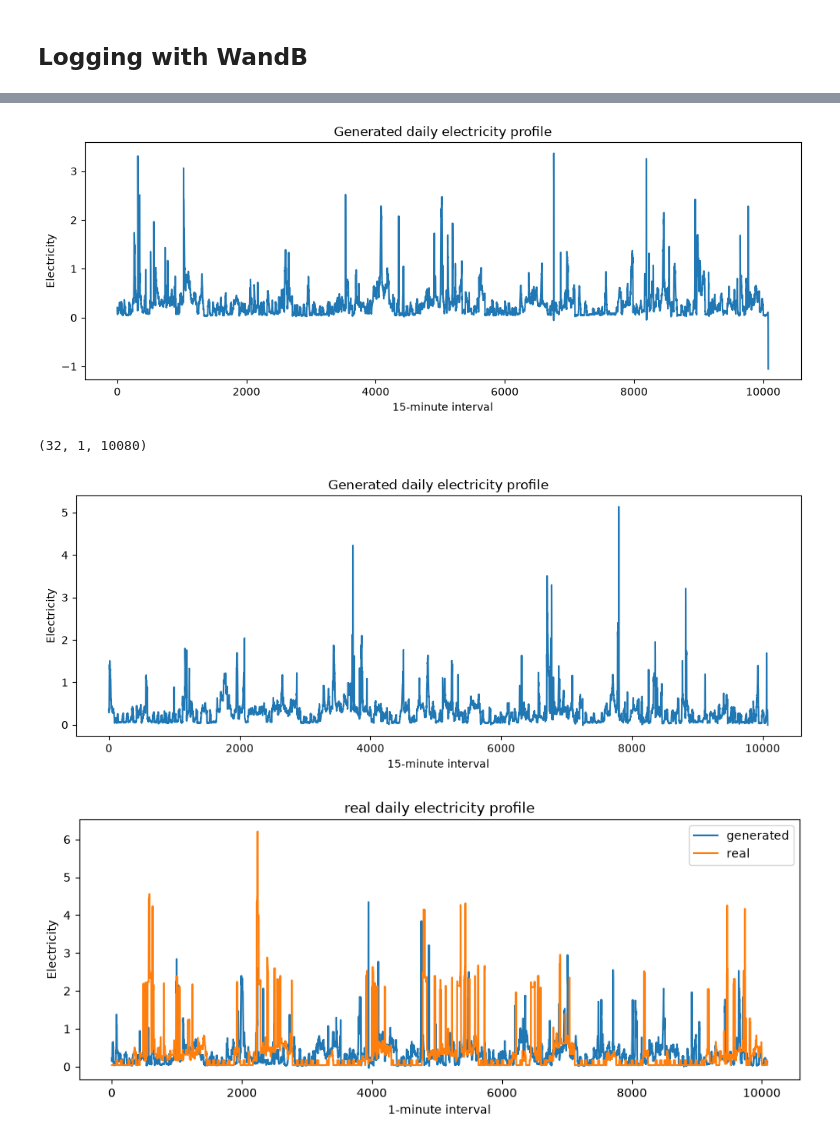
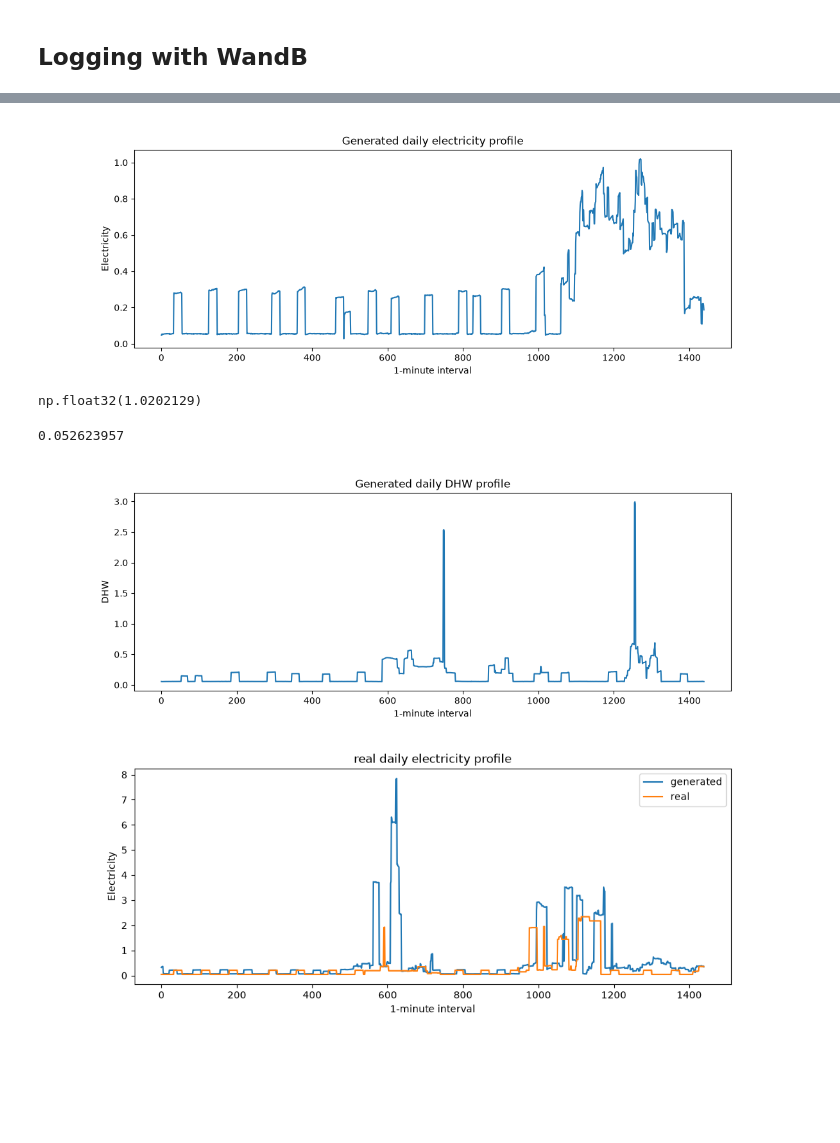
Before and after one commit to NV717/Master_Thesis_EWI_2026, a Jupyter notebook: 4_Diffusion/diffusion1D.ipynb, the cells around one changed output, grey strips where cells are left out. Drawn from its saved outputs; the diff is of its cells as text; code cells hidden in the pictures; blank space fills up the shorter version.

Commit message:
Add EMA, Static Conditioning and CLipping for revers Diff process

```diff
--- a/4_Diffusion/diffusion1D.ipynb
+++ b/4_Diffusion/diffusion1D.ipynb
@@ -27,7 +24,7 @@ import pandas as pd
 # %% [markdown]
 ## Move and Prepare Data
 # %%
-manifest = pd.read_parquet(r"../Ch1_Data_Preparation/manifest.parquet")
+manifest = pd.read_parquet(r"../Ch_1_Data_Preparation/manifest.parquet")
 manifest["sum_n_persons"] = manifest["n_persons"].apply(sum)
 # %%
 strat_cols = ["buildingType", "buildingAgeBin"]
@@ -263 +228,5 @@ def Upsample1d(dim, dim_out=None):
     )
+# %%
+layer = Downsample1d(dim=1, dim_out=2)
+x = torch.randn(1,1,10)
+y = layer(x)
@@ -964,5 +838,5 @@ View run at https://wandb.ai/natusvictus-fh-aachen-university-of-applied-science
 # %%
-epochs = 1
+epochs = 8
 global_step = 0
 for epoch in tqdm(range(epochs)):
 
@@ -971,28 +845,24 @@ for epoch in tqdm(range(epochs)):
     running_loss = 0
     num_batches = 0
 
-    for step, x in enumerate(train_dataloader):
-        x = x["target"]
-        x = x.to(device)
+    for step, batch in enumerate(train_dataloader):
+        x = batch["target"].to(device)
+        static_cat = batch["static_cat"].to(device)
+        static_cont = batch["static_cont"].to(device)
+        static_bool = batch["static_bool"].to(device)
 
         optimizer.zero_grad()
 
-        t = torch.randint(
-            0,
-            timesteps,
-            (x.shape[0],),
-            device=device
-        ).long()
+        t = torch.randint(0, timesteps, (x.shape[0],), device=device).long()
 
         loss = p_losses(
-            model,
-            x,
-            t,
-            loss_type="huber"
+            model, x, t, static_cat, static_cont, static_bool,
+            loss_type="huber",
         )
 
         loss.backward()
         optimizer.step()
+        ema.update()
 
         if step % 100 == 0:
             print("Loss:", loss.item())
@@ -1047,0 +955,2 @@ Find logs at: .\wandb\run-20260928_115423-eb851qwy\logs
+# %%
+cond = build_condition(preprocessor, train_df,{"buildingType": "SFH", "sum_n_persons": 3, "future": False}, batch_size=32, device=device)
@@ -1048,35 +979,38 @@ Find logs at: .\wandb\run-20260928_115423-eb851qwy\logs
 # %%
 samples = sample1d(
-    model,
-    sequence_length=10080,
+    ema.ema_model,
+    sequence_length=1440,
     batch_size=32,
-    channels=1
+    channels=1,
+    static_cat=cond["static_cat"],
+    static_cont=cond["static_cont"],
+    static_bool=cond["static_bool"]
 )
 
 final_samples = samples[-1]
-generated = final_samples[0, 0]
+generated = final_samples[15, 0]
 generated = (
     generated * target_std.item()
     + target_mean.item()
 )
 
 plt.figure(figsize=(12, 4))
 plt.plot(generated)
 
-plt.xlabel("15-minute interval")
+plt.xlabel("1-minute interval")
 plt.ylabel("Electricity")
 plt.title("Generated daily electricity profile")
 
 plt.show()
 # %% [output]
-[figure, old version]
+[figure, new version]
 # %%
-final_samples.shape
+generated.max()
 # %% [output]
-(32, 1, 10080)
+np.float32(1.0202129)
 # %%
 final_samples = samples[-1]
-generated = final_samples[5, 0]
+generated = final_samples[14, 0]
 generated = (
     generated * target_std.item()
     + target_mean.item()
@@ -1085,11 +1019,12 @@ generated = (
 plt.figure(figsize=(12, 4))
 plt.plot(generated)
 
-plt.xlabel("15-minute interval")
-plt.ylabel("Electricity")
-plt.title("Generated daily electricity profile")
-
+plt.xlabel("1-minute interval")
+plt.ylabel("DHW")
+plt.title("Generated daily DHW profile")
+print(generated.min())
 plt.show()
 # %% [output]
+0.052623957
-[figure, old version]
+[figure, new version]
 # %%
@@ -1097,9 +1032,9 @@ batch = next(iter(train_dataloader))
 # %%
-generated = final_samples[7, 0]
+generated = final_samples[31, 0]
 
 generated = (generated * target_std.item()+ target_mean.item())
 
-real = batch["target"][6, 0]
+real = batch["target"][8, 0]
 
 real = (
     real * target_std.item()
@@ -1114,4 +1049,4 @@ plt.xlabel("1-minute interval")
 plt.ylabel("Electricity")
 plt.title("real daily electricity profile");
 # %% [output]
-[figure, old version]
+[figure, new version]
```
Also changed, not shown: parts of 43 cells of this notebook, 13 other files.
